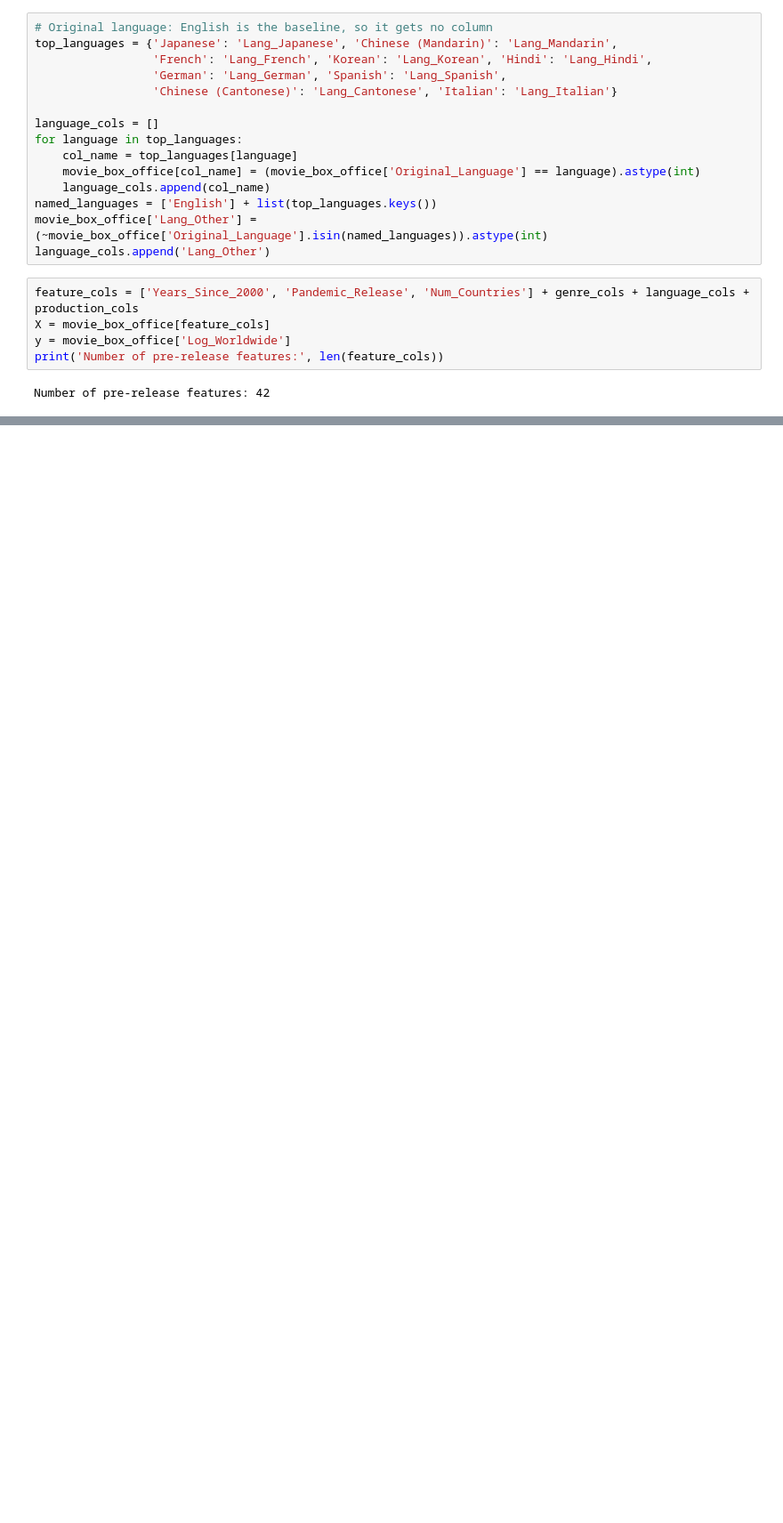
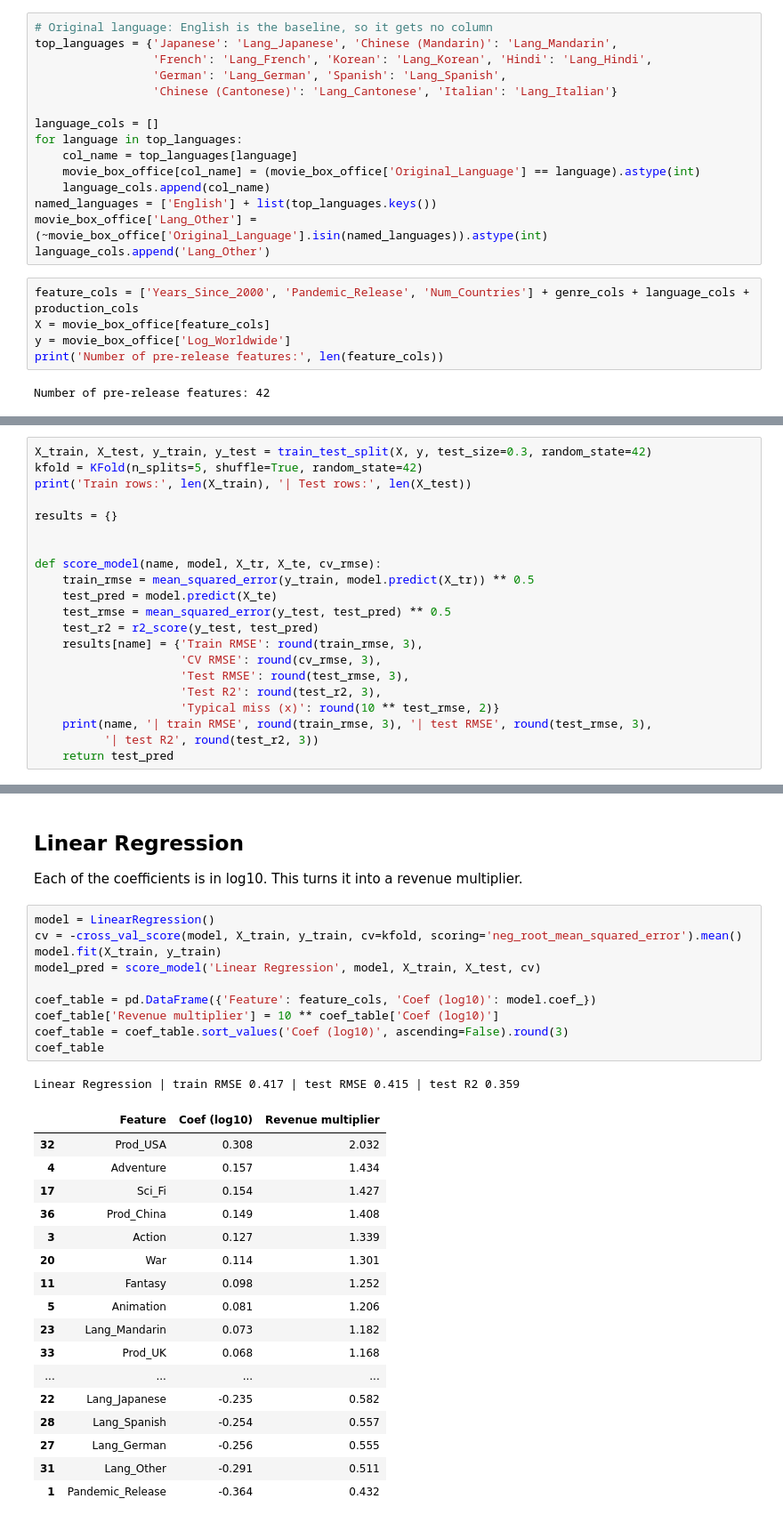
Before and after one commit to keshleem/dx799-capstone, a Jupyter notebook: Martin_Keshia-Lee_Week2_Capstone.ipynb, the cells around one changed output, grey strips where cells are left out. Shown at 89% size. Saved outputs shown, nothing was run; the diff lists cells and outputs as text; blank space fills up the shorter version.

```diff
--- a/Martin_Keshia-Lee_Week2_Capstone.ipynb
+++ b/Martin_Keshia-Lee_Week2_Capstone.ipynb
@@ -88,0 +96,21 @@ Number of pre-release features: 42
+# %%
+X_train, X_test, y_train, y_test = train_test_split(X, y, test_size=0.3, random_state=42)
+kfold = KFold(n_splits=5, shuffle=True, random_state=42)
+print('Train rows:', len(X_train), '| Test rows:', len(X_test))
+
+results = {}
+
+
+def score_model(name, model, X_tr, X_te, cv_rmse):
+    train_rmse = mean_squared_error(y_train, model.predict(X_tr)) ** 0.5
+    test_pred = model.predict(X_te)
+    test_rmse = mean_squared_error(y_test, test_pred) ** 0.5
+    test_r2 = r2_score(y_test, test_pred)
+    results[name] = {'Train RMSE': round(train_rmse, 3),
+                     'CV RMSE': round(cv_rmse, 3),
+                     'Test RMSE': round(test_rmse, 3),
+                     'Test R2': round(test_r2, 3),
+                     'Typical miss (x)': round(10 ** test_rmse, 2)}
+    print(name, '| train RMSE', round(train_rmse, 3), '| test RMSE', round(test_rmse, 3),
+          '| test R2', round(test_r2, 3))
+    return test_pred
@@ -88,0 +129,33 @@ Number of pre-release features: 42
+# %% [markdown]
+## Linear Regression ##
+
+Each of the coefficients is in log10. This turns it into a revenue multiplier.
+# %%
+model = LinearRegression()
+cv = -cross_val_score(model, X_train, y_train, cv=kfold, scoring='neg_root_mean_squared_error').mean()
+model.fit(X_train, y_train)
+model_pred = score_model('Linear Regression', model, X_train, X_test, cv)
+
+coef_table = pd.DataFrame({'Feature': feature_cols, 'Coef (log10)': model.coef_})
+coef_table['Revenue multiplier'] = 10 ** coef_table['Coef (log10)']
+coef_table = coef_table.sort_values('Coef (log10)', ascending=False).round(3)
+coef_table
+# %% [output]
+Linear Regression | train RMSE 0.417 | test RMSE 0.415 | test R2 0.359
+|  | Feature | Coef (log10) | Revenue multiplier |
+| 32 | Prod_USA | 0.308 | 2.032 |
+| 4 | Adventure | 0.157 | 1.434 |
+| 17 | Sci_Fi | 0.154 | 1.427 |
+| 36 | Prod_China | 0.149 | 1.408 |
+| 3 | Action | 0.127 | 1.339 |
+| 20 | War | 0.114 | 1.301 |
+| 11 | Fantasy | 0.098 | 1.252 |
+| 5 | Animation | 0.081 | 1.206 |
+| 23 | Lang_Mandarin | 0.073 | 1.182 |
+| 33 | Prod_UK | 0.068 | 1.168 |
+| ... | ... | ... | ... |
+| 22 | Lang_Japanese | -0.235 | 0.582 |
+| 28 | Lang_Spanish | -0.254 | 0.557 |
+| 27 | Lang_German | -0.256 | 0.555 |
+| 31 | Lang_Other | -0.291 | 0.511 |
+| 1 | Pandemic_Release | -0.364 | 0.432 |
```
Also changed, not shown: parts of 17 cells of this notebook.
